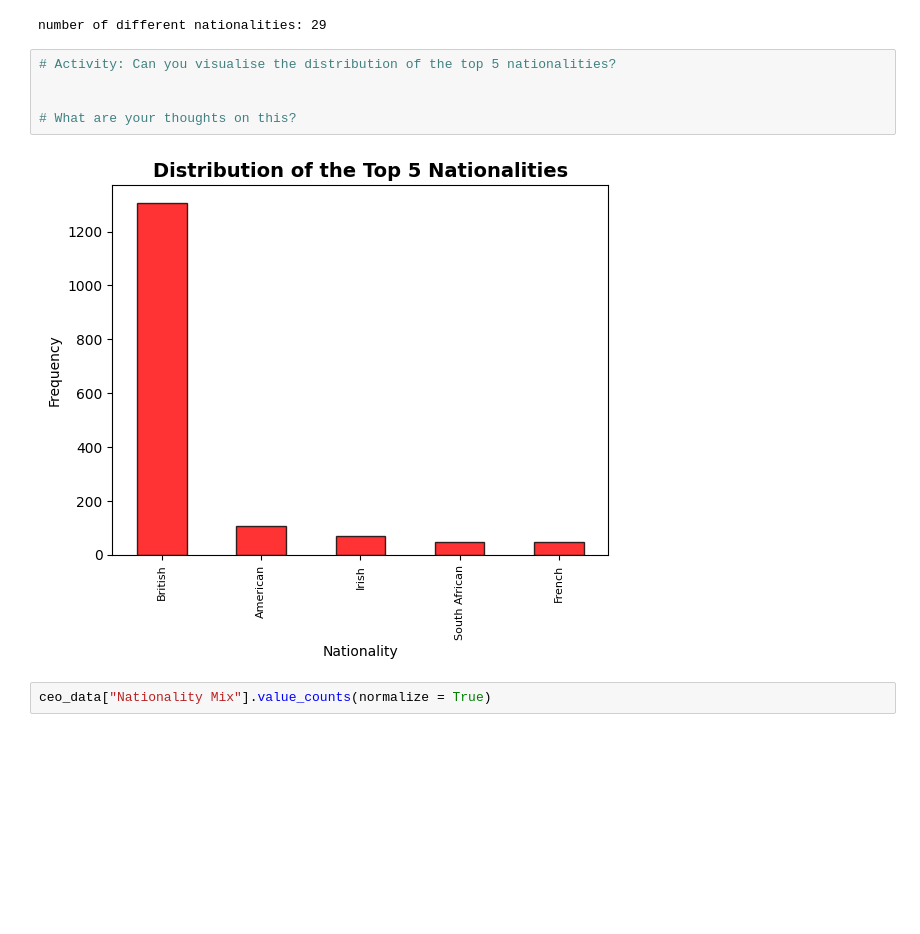
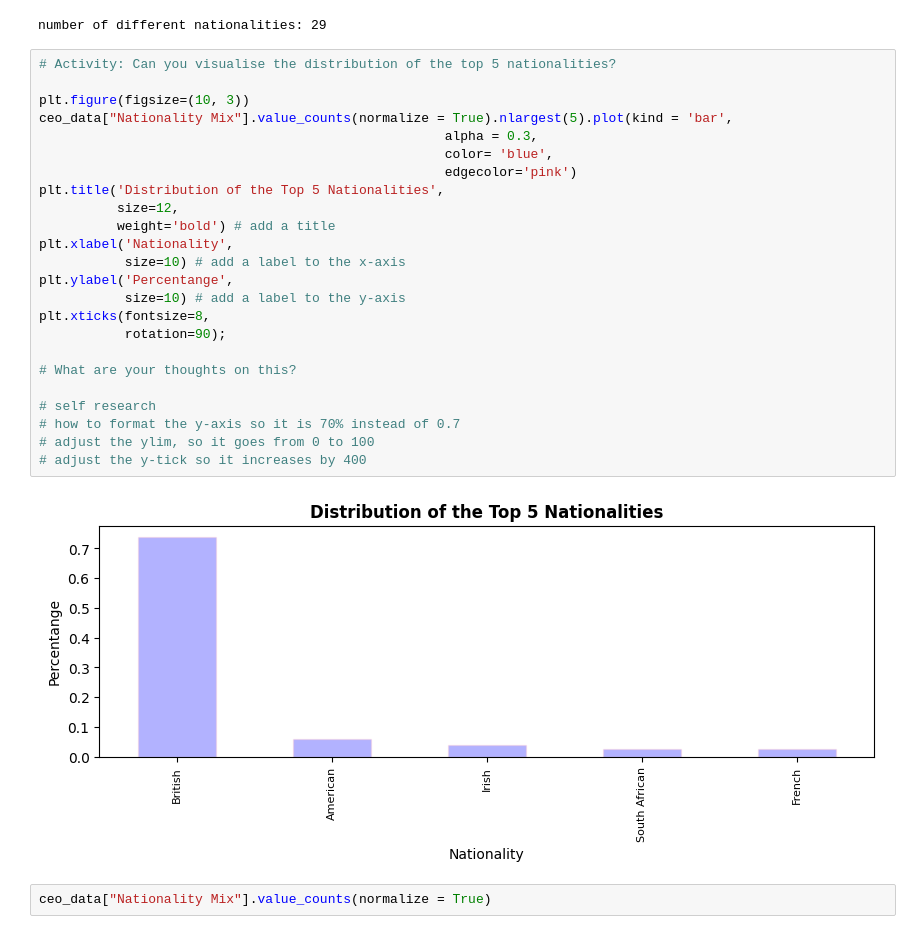
Before and after one commit to shaq31415926/hr-analytics, a Jupyter notebook: notebooks/04-sh-exploring-ceo-data-part-1.ipynb, the cells around one changed output. Drawn from its saved outputs; the diff is of its cells as text; blank space fills up the shorter version.

```diff
--- a/notebooks/04-sh-exploring-ceo-data-part-1.ipynb
+++ b/notebooks/04-sh-exploring-ceo-data-part-1.ipynb
@@ -171,10 +188,29 @@ number of different nationalities: 29
 # %%
 # Activity: Can you visualise the distribution of the top 5 nationalities?
 
+plt.figure(figsize=(10, 3))
+ceo_data["Nationality Mix"].value_counts(normalize = True).nlargest(5).plot(kind = 'bar',
+                                                    alpha = 0.3,
+                                                    color= 'blue',
+                                                    edgecolor='pink')
+plt.title('Distribution of the Top 5 Nationalities',
+          size=12,
+          weight='bold') # add a title
+plt.xlabel('Nationality',
+           size=10) # add a label to the x-axis
+plt.ylabel('Percentange',
+           size=10) # add a label to the y-axis
+plt.xticks(fontsize=8,
+           rotation=90);
 
 # What are your thoughts on this?
+
+# self research
+# how to format the y-axis so it is 70% instead of 0.7
+# adjust the ylim, so it goes from 0 to 100
+# adjust the y-tick so it increases by 400
 # %% [output]
-[figure, old version]
+[figure, new version]
 # %%
 ceo_data["Nationality Mix"].value_counts(normalize = True)
 # %% [output]
```
Also changed, not shown: parts of 11 cells of this notebook.
